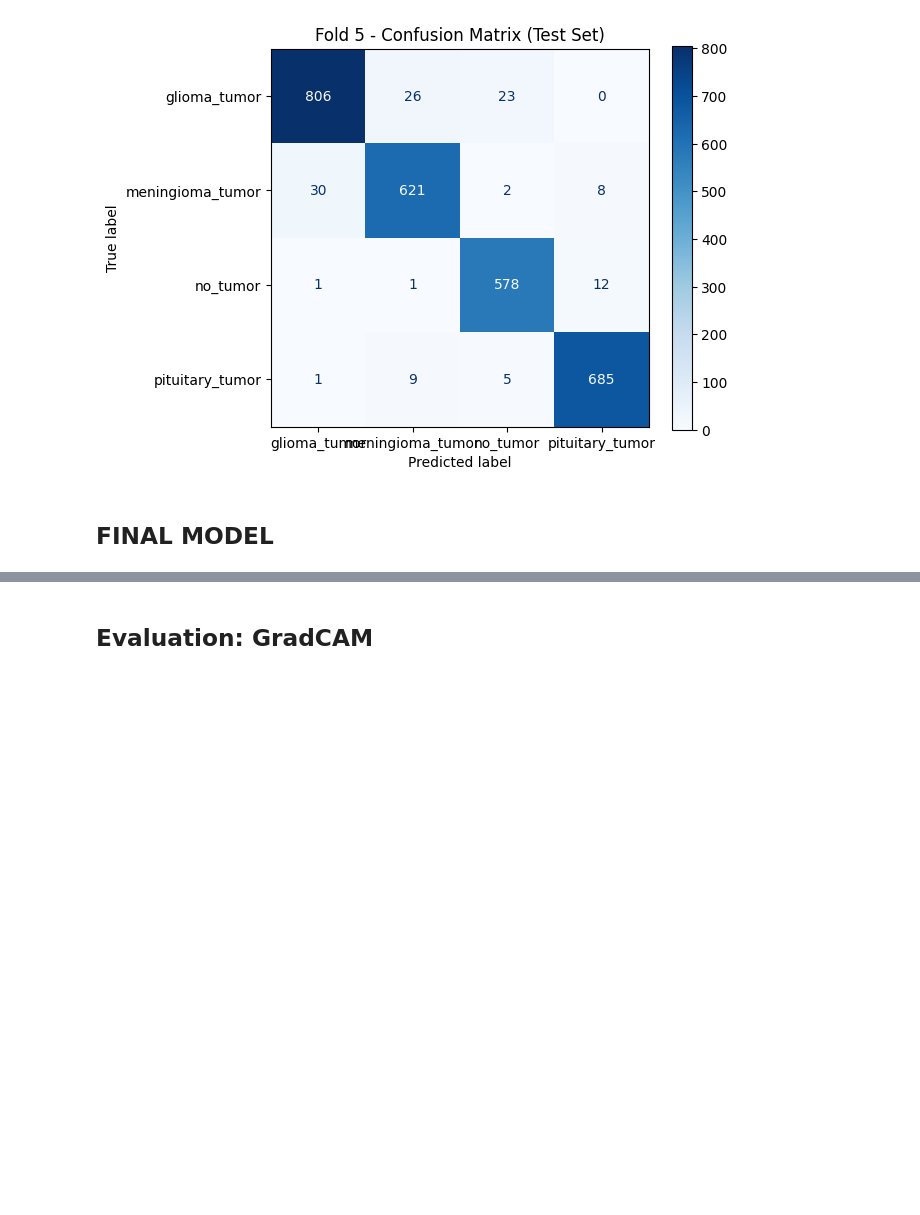
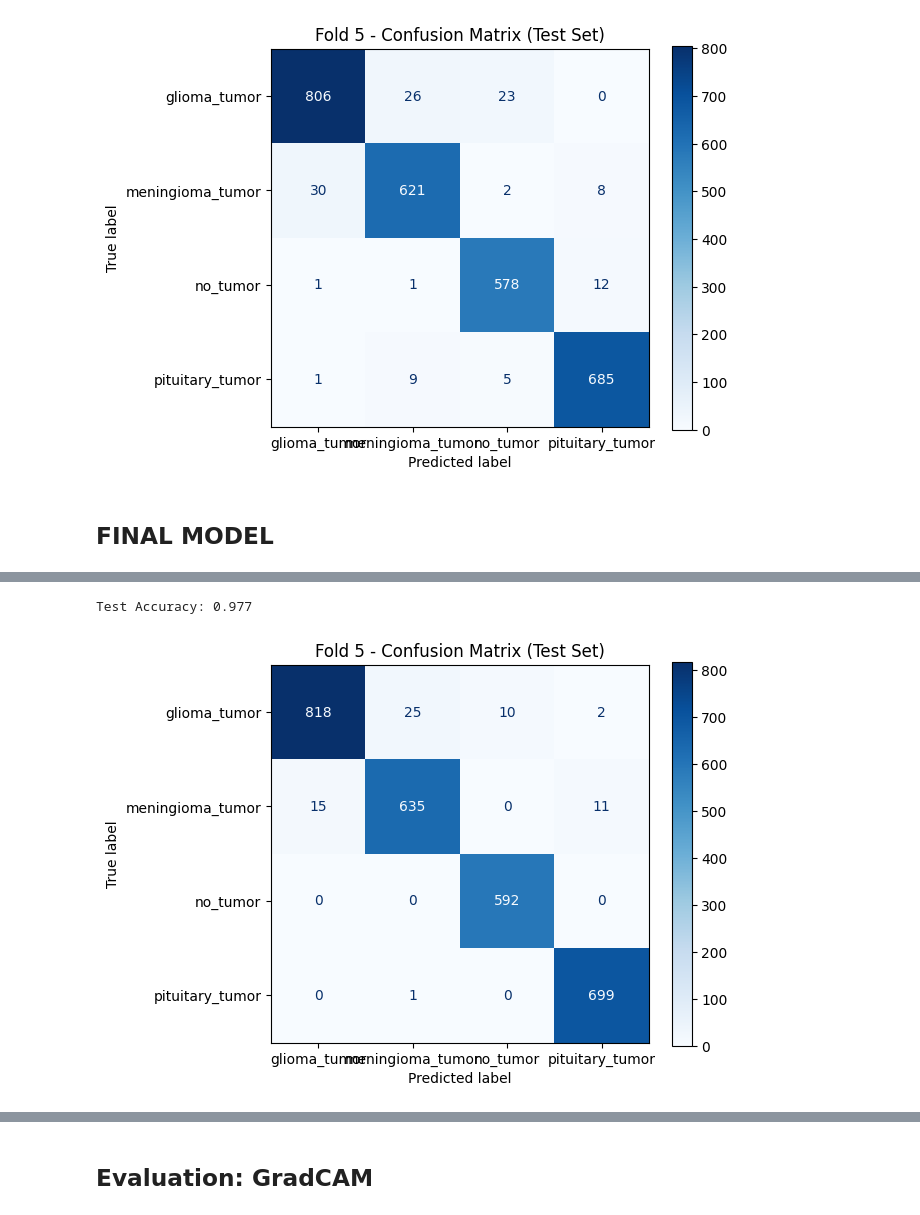
Before and after one commit to mlykwong/bmeg-591t-project, a Jupyter notebook: Notebooks/resnet18.ipynb, the cells around one changed output, grey strips where cells are left out. Cells and saved outputs as stored; diff of their text form; code cells hidden in the pictures; blank space fills up the shorter version.

Commit message:
final model + stats

```diff
--- a/Notebooks/resnet18.ipynb
+++ b/Notebooks/resnet18.ipynb
@@ -444,0 +455,21 @@ KeyboardInterrupt:
+# %%
+# Evaluate each fold on test set and display confusion matrices
+test_loader = DataLoader(test_ds, batch_size=BATCH_SIZE, shuffle=False, num_workers=0)
+criterion = nn.CrossEntropyLoss()
+
+# Get predictions on test set using the trained model
+test_loss, test_acc, y_true, y_prob = evaluate(model, test_loader, criterion)
+y_pred = y_prob.argmax(axis=1)
+
+print(f"Test Accuracy: {test_acc:.3f}")
+
+# Plot confusion matrix
+cm = confusion_matrix(y_true, y_pred)
+disp = ConfusionMatrixDisplay(confusion_matrix=cm, display_labels=class_names)
+disp.plot(cmap=plt.cm.Blues)
+plt.title(f"Fold {fold+1} - Confusion Matrix (Test Set)")
+plt.tight_layout()
+plt.show()
+# %% [output]
+Test Accuracy: 0.977
+[figure, added]
```
Also changed, not shown: parts of 4 cells of this notebook.
